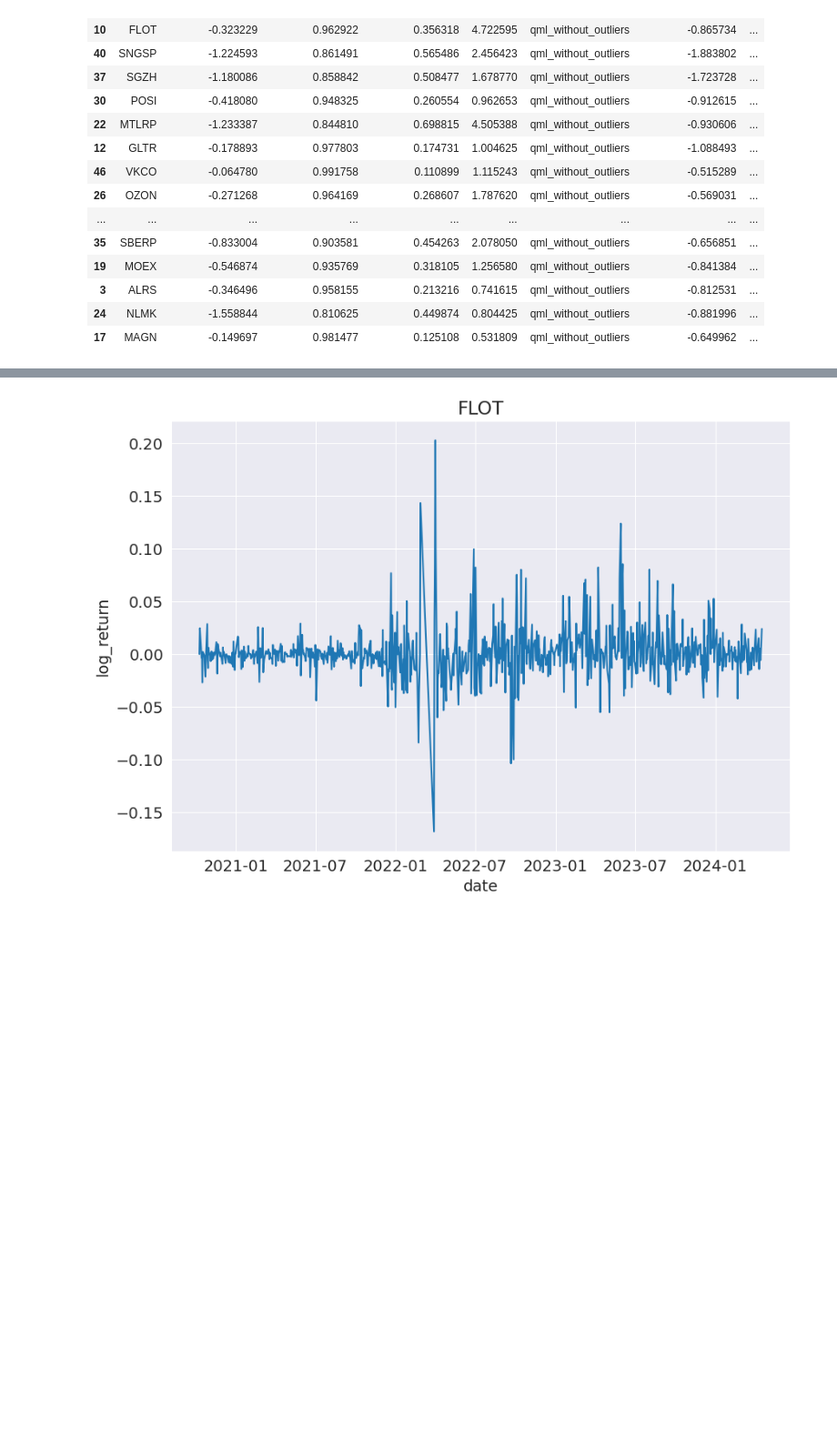
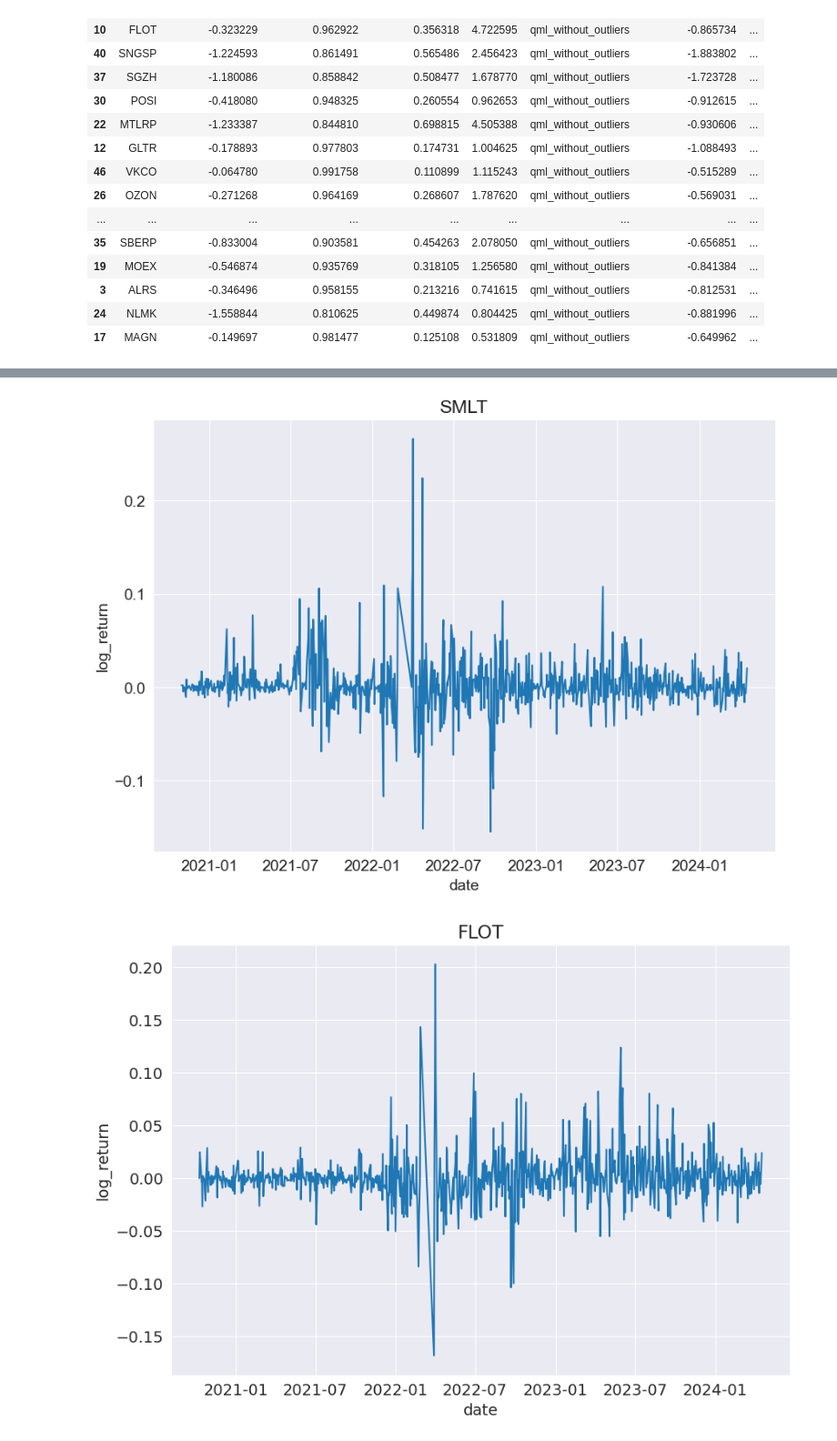
Before and after one commit to Dangerio/optimization-algorithm, a Jupyter notebook: methods_comparison/real_data/estimation_result_analysis.ipynb, the cells around one changed output, grey strips where cells are left out. Shown at 91% size. Saved outputs shown, nothing was run; the diff lists cells and outputs as text; code cells hidden in the pictures; blank space fills up the shorter version.

```diff
--- a/methods_comparison/real_data/estimation_result_analysis.ipynb
+++ b/methods_comparison/real_data/estimation_result_analysis.ipynb
@@ -298,3 +330,7 @@ ax.legend();
+# %%
+plot_one_ticker(ts_data, "SMLT")
+# %% [output]
+[figure, added]
 # %%
 plot_one_ticker(ts_data, "FLOT")
 # %% [output]
```
Also changed, not shown: parts of 15 cells of this notebook.
